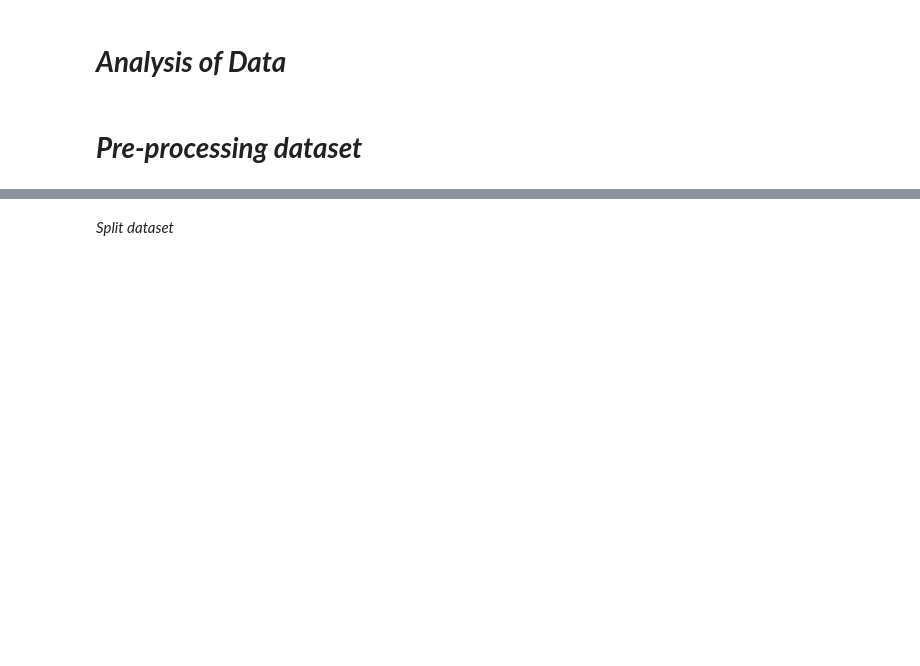
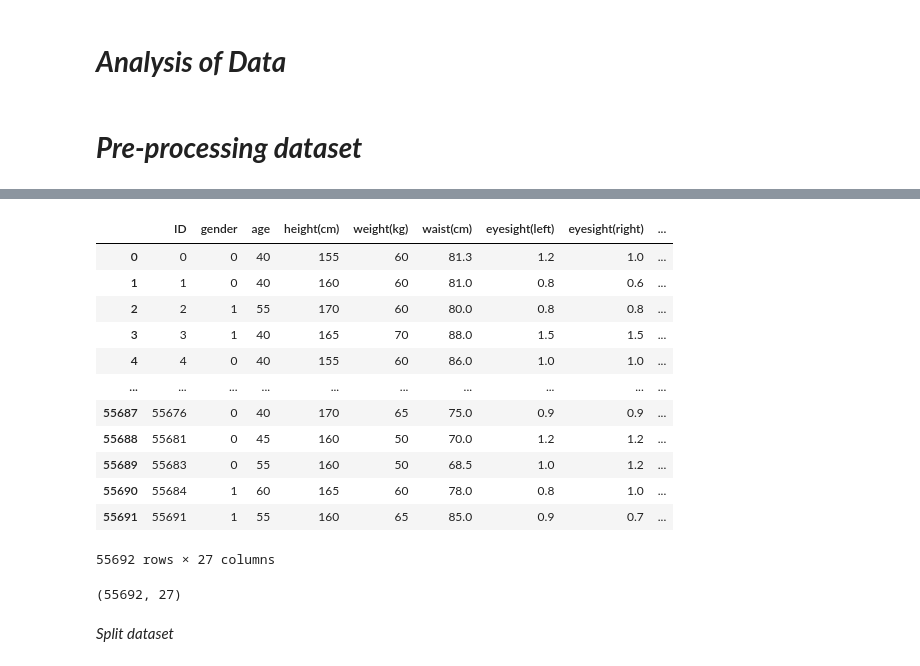
Before and after one commit to NiroginiJanstin/ML_Assignment2_IT18412994_IT18218336_IT18216592, a Jupyter notebook: Smoking_Status_Prediction_Model.ipynb, the cells around one changed output, grey strips where cells are left out. Cells and saved outputs as stored; diff of their text form; code cells hidden in the pictures; blank space fills up the shorter version.

```diff
--- a/Smoking_Status_Prediction_Model.ipynb
+++ b/Smoking_Status_Prediction_Model.ipynb
@@ -161,2 +171,26 @@ plt.show()
+# %%
+data['gender'] = data['gender'].map(dict(M=1, F=0))
+data['oral'] = data['oral'].map(dict(Y=1, N=0))
+data['tartar'] = data['tartar'].map(dict(Y=1, N=0))
+# %%
+data.drop_duplicates(subset=None, keep='first', inplace=False)
+# %% [output]
+|  | ID | gender | age | height(cm) | weight(kg) | waist(cm) | eyesight(left) | eyesight(right) | ... |
+| 0 | 0 | 0 | 40 | 155 | 60 | 81.3 | 1.2 | 1.0 | ... |
+| 1 | 1 | 0 | 40 | 160 | 60 | 81.0 | 0.8 | 0.6 | ... |
+| 2 | 2 | 1 | 55 | 170 | 60 | 80.0 | 0.8 | 0.8 | ... |
+| 3 | 3 | 1 | 40 | 165 | 70 | 88.0 | 1.5 | 1.5 | ... |
+| 4 | 4 | 0 | 40 | 155 | 60 | 86.0 | 1.0 | 1.0 | ... |
+| ... | ... | ... | ... | ... | ... | ... | ... | ... | ... |
+| 55687 | 55676 | 0 | 40 | 170 | 65 | 75.0 | 0.9 | 0.9 | ... |
+| 55688 | 55681 | 0 | 45 | 160 | 50 | 70.0 | 1.2 | 1.2 | ... |
+| 55689 | 55683 | 0 | 55 | 160 | 50 | 68.5 | 1.0 | 1.2 | ... |
+| 55690 | 55684 | 1 | 60 | 165 | 60 | 78.0 | 0.8 | 1.0 | ... |
+| 55691 | 55691 | 1 | 55 | 160 | 65 | 85.0 | 0.9 | 0.7 | ... |
+55692 rows × 27 columns
+# %%
+data.shape
+# %% [output]
+(55692, 27)
 # %% [markdown]
 *Split dataset*
```
Also changed, not shown: parts of 31 cells of this notebook.
